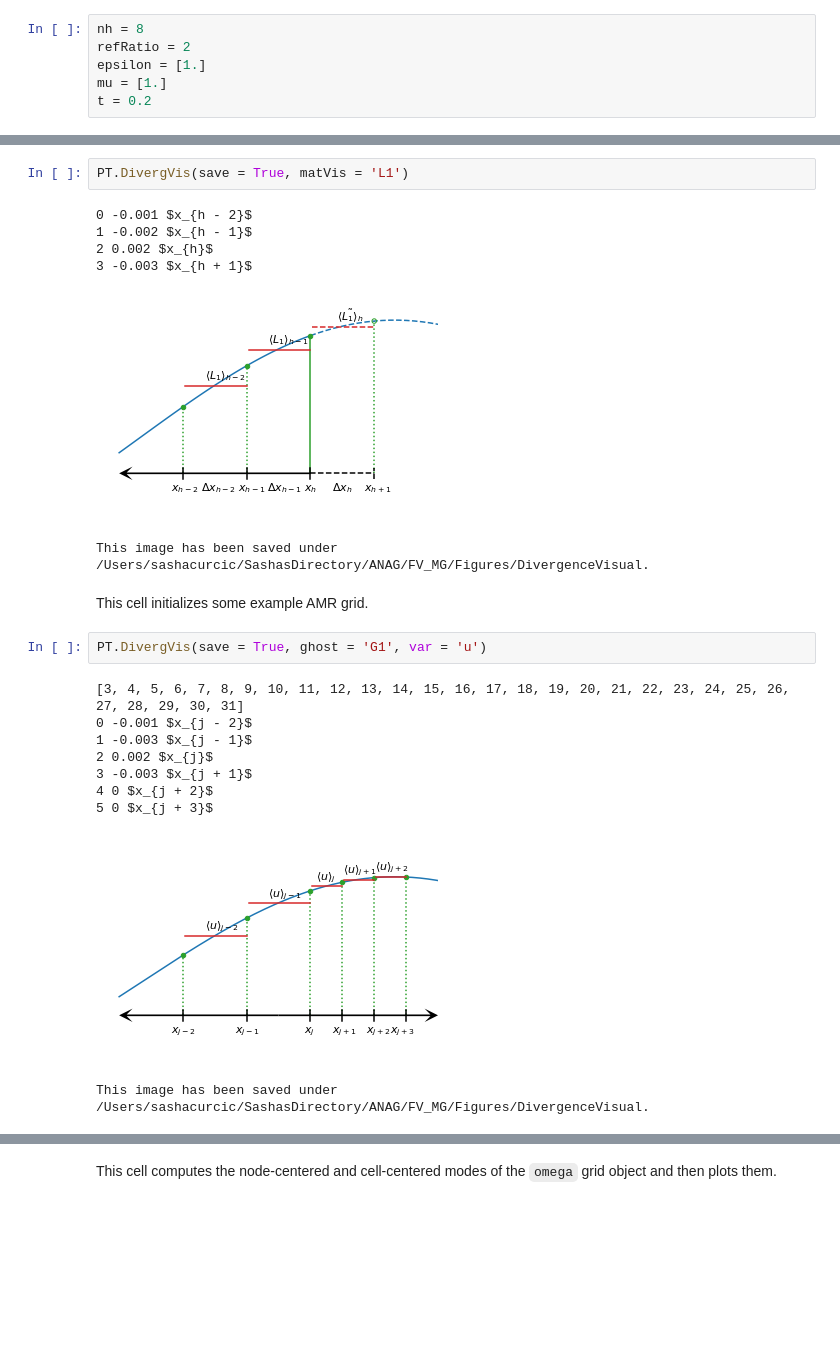
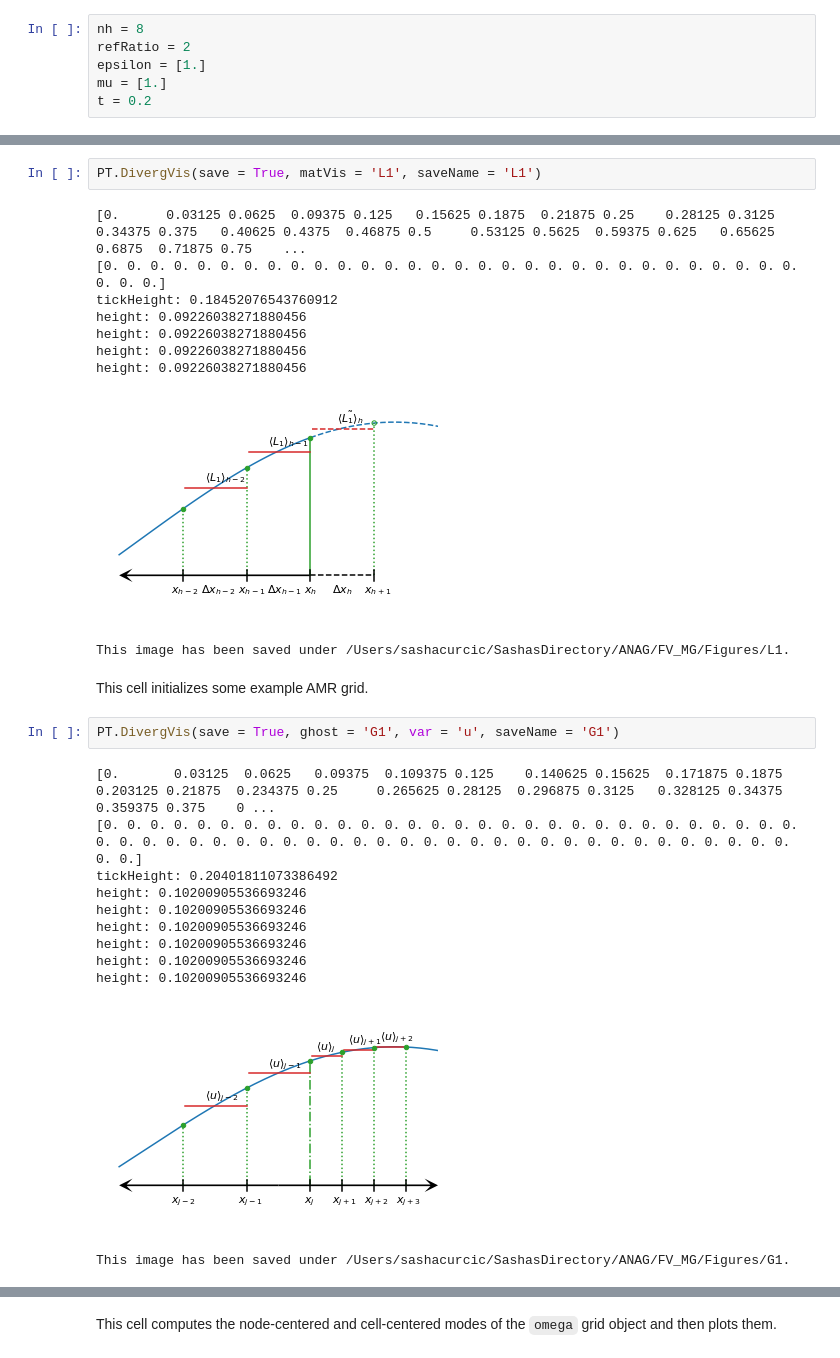
Before and after one commit to 88Sasha88/FV_MG, a Jupyter notebook: AMRDemo.ipynb, the cells around one changed output, grey strips where cells are left out. Cells and saved outputs as stored; diff of their text form; blank space fills up the shorter version.

```diff
--- a/AMRDemo.ipynb
+++ b/AMRDemo.ipynb
@@ -84,23 +106,28 @@ This image has been saved under /Users/sashacurcic/SashasDirectory/ANAG/FV_MG/Fi
 # %%
-PT.DivergVis(save = True, matVis = 'L1')
+PT.DivergVis(save = True, matVis = 'L1', saveName = 'L1')
 # %% [output]
-0 -0.001 $x_{h - 2}$
-1 -0.002 $x_{h - 1}$
-2 0.002 $x_{h}$
-3 -0.003 $x_{h + 1}$
+[0.      0.03125 0.0625  0.09375 0.125   0.15625 0.1875  0.21875 0.25    0.28125 0.3125  0.34375 0.375   0.40625 0.4375  0.46875 0.5     0.53125 0.5625  0.59375 0.625   0.65625 0.6875  0.71875 0.75    ...
+[0. 0. 0. 0. 0. 0. 0. 0. 0. 0. 0. 0. 0. 0. 0. 0. 0. 0. 0. 0. 0. 0. 0. 0. 0. 0. 0. 0. 0. 0. 0. 0. 0.]
+tickHeight: 0.18452076543760912
+height: 0.09226038271880456
+height: 0.09226038271880456
+height: 0.09226038271880456
+height: 0.09226038271880456
 [figure]
-This image has been saved under /Users/sashacurcic/SashasDirectory/ANAG/FV_MG/Figures/DivergenceVisual.
+This image has been saved under /Users/sashacurcic/SashasDirectory/ANAG/FV_MG/Figures/L1.
 # %% [markdown]
 This cell initializes some example AMR grid.
 # %%
-PT.DivergVis(save = True, ghost = 'G1', var = 'u')
+PT.DivergVis(save = True, ghost = 'G1', var = 'u', saveName = 'G1')
 # %% [output]
-[3, 4, 5, 6, 7, 8, 9, 10, 11, 12, 13, 14, 15, 16, 17, 18, 19, 20, 21, 22, 23, 24, 25, 26, 27, 28, 29, 30, 31]
-0 -0.001 $x_{j - 2}$
-1 -0.003 $x_{j - 1}$
-2 0.002 $x_{j}$
-3 -0.003 $x_{j + 1}$
-4 0 $x_{j + 2}$
-5 0 $x_{j + 3}$
+[0.       0.03125  0.0625   0.09375  0.109375 0.125    0.140625 0.15625  0.171875 0.1875   0.203125 0.21875  0.234375 0.25     0.265625 0.28125  0.296875 0.3125   0.328125 0.34375  0.359375 0.375    0 ...
+[0. 0. 0. 0. 0. 0. 0. 0. 0. 0. 0. 0. 0. 0. 0. 0. 0. 0. 0. 0. 0. 0. 0. 0. 0. 0. 0. 0. 0. 0. 0. 0. 0. 0. 0. 0. 0. 0. 0. 0. 0. 0. 0. 0. 0. 0. 0. 0. 0. 0. 0. 0. 0. 0. 0. 0. 0. 0. 0. 0. 0. 0.]
+tickHeight: 0.20401811073386492
+height: 0.10200905536693246
+height: 0.10200905536693246
+height: 0.10200905536693246
+height: 0.10200905536693246
+height: 0.10200905536693246
+height: 0.10200905536693246
-[figure, old version]
+[figure, new version]
-This image has been saved under /Users/sashacurcic/SashasDirectory/ANAG/FV_MG/Figures/DivergenceVisual.
+This image has been saved under /Users/sashacurcic/SashasDirectory/ANAG/FV_MG/Figures/G1.
```
Also changed, not shown: parts of 11 cells of this notebook, 3 other files.
